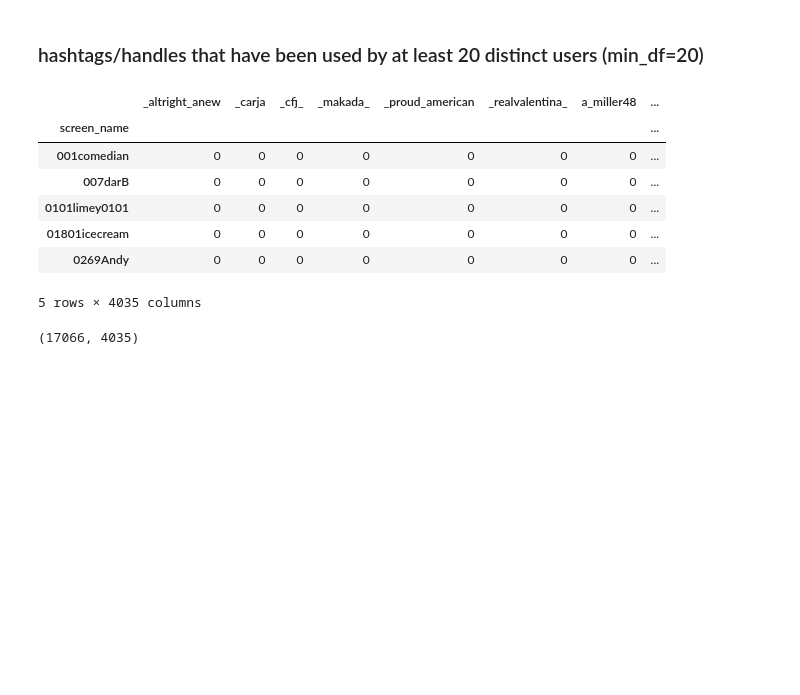
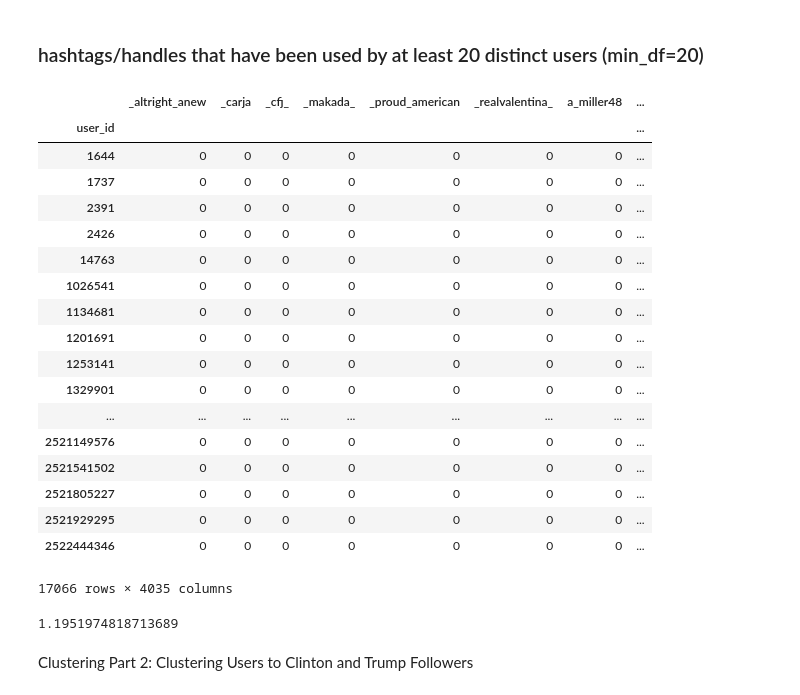
Before and after one commit to aaronenberg/clinton-trump-followers, a Jupyter notebook: csc177-project1.ipynb, the cells around one changed output. Drawn from its saved outputs; the diff is of its cells as text; code cells hidden in the pictures; blank space fills up the shorter version.

```diff
--- a/csc177-project1.ipynb
+++ b/csc177-project1.ipynb
@@ -158,19 +120,25 @@ corpus = list(users_active['handles_hashtags_stringified'])
 vectorizer = sk_text.CountVectorizer(min_df=20, lowercase=True, encoding='ISO-8859-1')
 matrix = vectorizer.fit_transform(corpus)
 df = pd.DataFrame(matrix.toarray(), index=users_active.index, columns=vectorizer.get_feature_names())
-# %%
-# columns are hashtags and handles and values are frequency of handle/hashtag for a given user
-df.head()
-# %% [output]
-|  | _altright_anew | _carja | _cfj_ | _makada_ | _proud_american | _realvalentina_ | a_miller48 | ... |
-| screen_name |  |  |  |  |  |  |  | ... |
-| 001comedian | 0 | 0 | 0 | 0 | 0 | 0 | 0 | ... |
-| 007darB | 0 | 0 | 0 | 0 | 0 | 0 | 0 | ... |
-| 0101limey0101 | 0 | 0 | 0 | 0 | 0 | 0 | 0 | ... |
-| 01801icecream | 0 | 0 | 0 | 0 | 0 | 0 | 0 | ... |
-| 0269Andy | 0 | 0 | 0 | 0 | 0 | 0 | 0 | ... |
-5 rows × 4035 columns
 # %%
-df.shape
+df
 # %% [output]
+|  | _altright_anew | _carja | _cfj_ | _makada_ | _proud_american | _realvalentina_ | a_miller48 | ... |
+| user_id |  |  |  |  |  |  |  | ... |
+| 1644 | 0 | 0 | 0 | 0 | 0 | 0 | 0 | ... |
+| 1737 | 0 | 0 | 0 | 0 | 0 | 0 | 0 | ... |
+| 2391 | 0 | 0 | 0 | 0 | 0 | 0 | 0 | ... |
+| 2426 | 0 | 0 | 0 | 0 | 0 | 0 | 0 | ... |
+| 14763 | 0 | 0 | 0 | 0 | 0 | 0 | 0 | ... |
+| 1026541 | 0 | 0 | 0 | 0 | 0 | 0 | 0 | ... |
+| 1134681 | 0 | 0 | 0 | 0 | 0 | 0 | 0 | ... |
+| 1201691 | 0 | 0 | 0 | 0 | 0 | 0 | 0 | ... |
+| 1253141 | 0 | 0 | 0 | 0 | 0 | 0 | 0 | ... |
+| 1329901 | 0 | 0 | 0 | 0 | 0 | 0 | 0 | ... |
+| ... | ... | ... | ... | ... | ... | ... | ... | ... |
+| 2521149576 | 0 | 0 | 0 | 0 | 0 | 0 | 0 | ... |
+| 2521541502 | 0 | 0 | 0 | 0 | 0 | 0 | 0 | ... |
+| 2521805227 | 0 | 0 | 0 | 0 | 0 | 0 | 0 | ... |
+| 2521929295 | 0 | 0 | 0 | 0 | 0 | 0 | 0 | ... |
+| 2522444346 | 0 | 0 | 0 | 0 | 0 | 0 | 0 | ... |
-(17066, 4035)
+17066 rows × 4035 columns
@@ -176,0 +148,6 @@ df.shape
+# %%
+df.var(axis=1).mean()
+# %% [output]
+1.1951974818713689
+# %% [markdown]
+Clustering Part 2: Clustering Users to Clinton and Trump Followers
```
Also changed, not shown: parts of 58 cells of this notebook.
